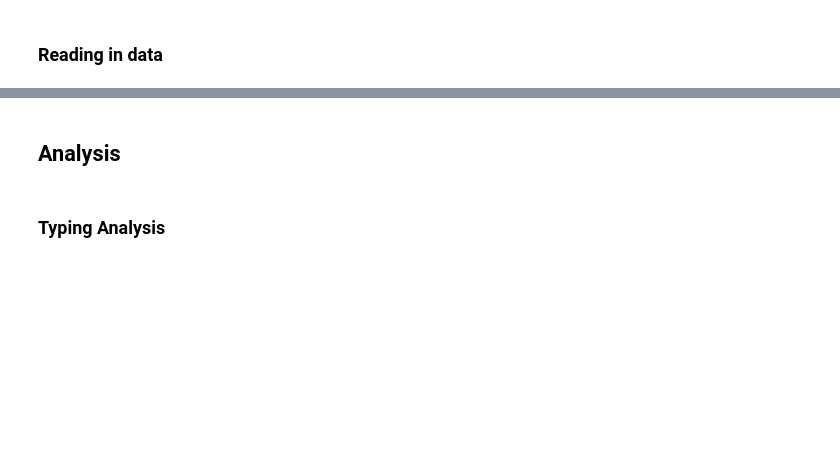
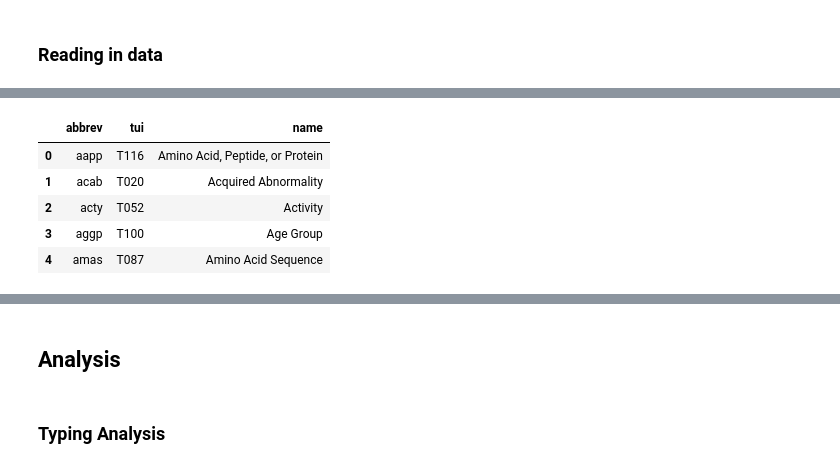
Before and after one commit to jxandercrawford/Text2Graph, a Jupyter notebook: experiments/ctakes_vs_metamap/compare_concepts.ipynb, the cells around one changed output, grey strips where cells are left out. Saved outputs shown, nothing was run; the diff lists cells and outputs as text; code cells hidden in the pictures; blank space fills up the shorter version.

```diff
--- a/experiments/ctakes_vs_metamap/compare_concepts.ipynb
+++ b/experiments/ctakes_vs_metamap/compare_concepts.ipynb
@@ -26,0 +52,15 @@ ctakes.head(3)
+# %%
+semantic_types_url = "https://lhncbc.nlm.nih.gov/ii/tools/MetaMap/Docs/SemanticTypes_2018AB.txt"
+semantic_types_columns = ["abbrev", "tui", "name"]
+
+response = requests.get(semantic_types_url)
+semantic_types = pd.DataFrame(map(lambda x: x.split("|"), response.text.split("\n")), columns=semantic_types_columns)
+semantic_types = semantic_types.iloc[:-1,:]
+semantic_types.head()
+# %% [output]
+|  | abbrev | tui | name |
+| 0 | aapp | T116 | Amino Acid, Peptide, or Protein |
+| 1 | acab | T020 | Acquired Abnormality |
+| 2 | acty | T052 | Activity |
+| 3 | aggp | T100 | Age Group |
+| 4 | amas | T087 | Amino Acid Sequence |
```
Also changed, not shown: parts of 18 cells of this notebook, 12 other files.
